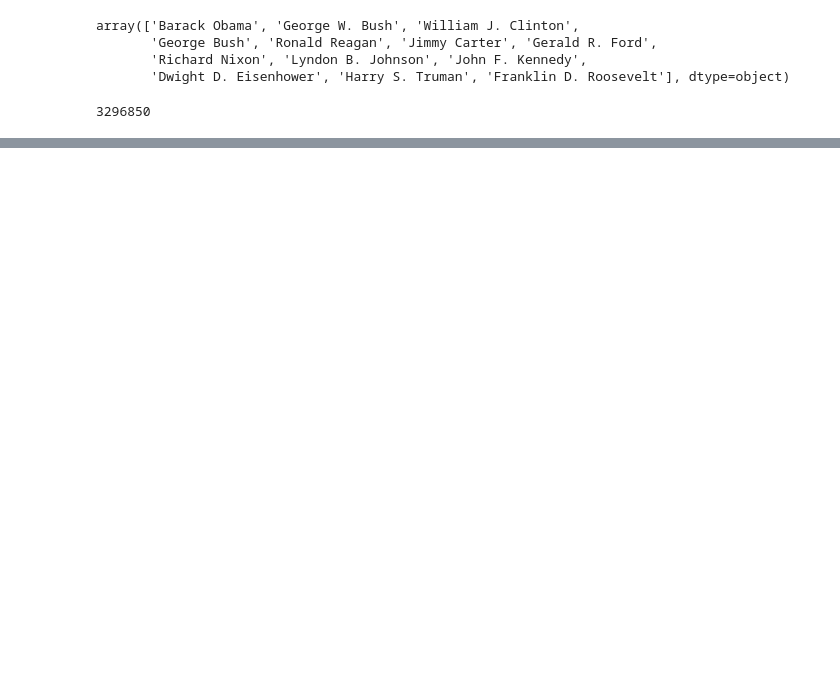
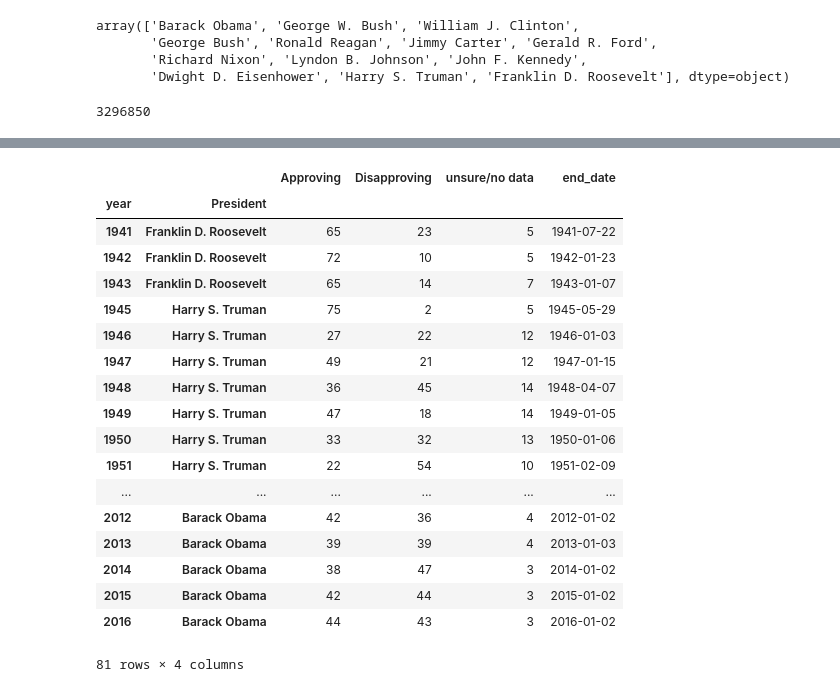
Before and after one commit to jcbain/celeb_baby_names, a Jupyter notebook: presidentialAnalysis.ipynb, the cells around one changed output, grey strips where cells are left out. Saved outputs shown, nothing was run; the diff lists cells and outputs as text; code cells hidden in the pictures; blank space fills up the shorter version.

```diff
--- a/presidentialAnalysis.ipynb
+++ b/presidentialAnalysis.ipynb
@@ -74,0 +104,22 @@ nameCounts = nameCounter()
+# %%
+presAppr.groupby(['year','President']).min()
+# %% [output]
+|  |  | Approving | Disapproving | unsure/no data | end_date |
+| year | President |  |  |  |  |
+| 1941 | Franklin D. Roosevelt | 65 | 23 | 5 | 1941-07-22 |
+| 1942 | Franklin D. Roosevelt | 72 | 10 | 5 | 1942-01-23 |
+| 1943 | Franklin D. Roosevelt | 65 | 14 | 7 | 1943-01-07 |
+| 1945 | Harry S. Truman | 75 | 2 | 5 | 1945-05-29 |
+| 1946 | Harry S. Truman | 27 | 22 | 12 | 1946-01-03 |
+| 1947 | Harry S. Truman | 49 | 21 | 12 | 1947-01-15 |
+| 1948 | Harry S. Truman | 36 | 45 | 14 | 1948-04-07 |
+| 1949 | Harry S. Truman | 47 | 18 | 14 | 1949-01-05 |
+| 1950 | Harry S. Truman | 33 | 32 | 13 | 1950-01-06 |
+| 1951 | Harry S. Truman | 22 | 54 | 10 | 1951-02-09 |
+| ... | ... | ... | ... | ... | ... |
+| 2012 | Barack Obama | 42 | 36 | 4 | 2012-01-02 |
+| 2013 | Barack Obama | 39 | 39 | 4 | 2013-01-03 |
+| 2014 | Barack Obama | 38 | 47 | 3 | 2014-01-02 |
+| 2015 | Barack Obama | 42 | 44 | 3 | 2015-01-02 |
+| 2016 | Barack Obama | 44 | 43 | 3 | 2016-01-02 |
+81 rows × 4 columns
```
Also changed, not shown: parts of 5 cells of this notebook.
